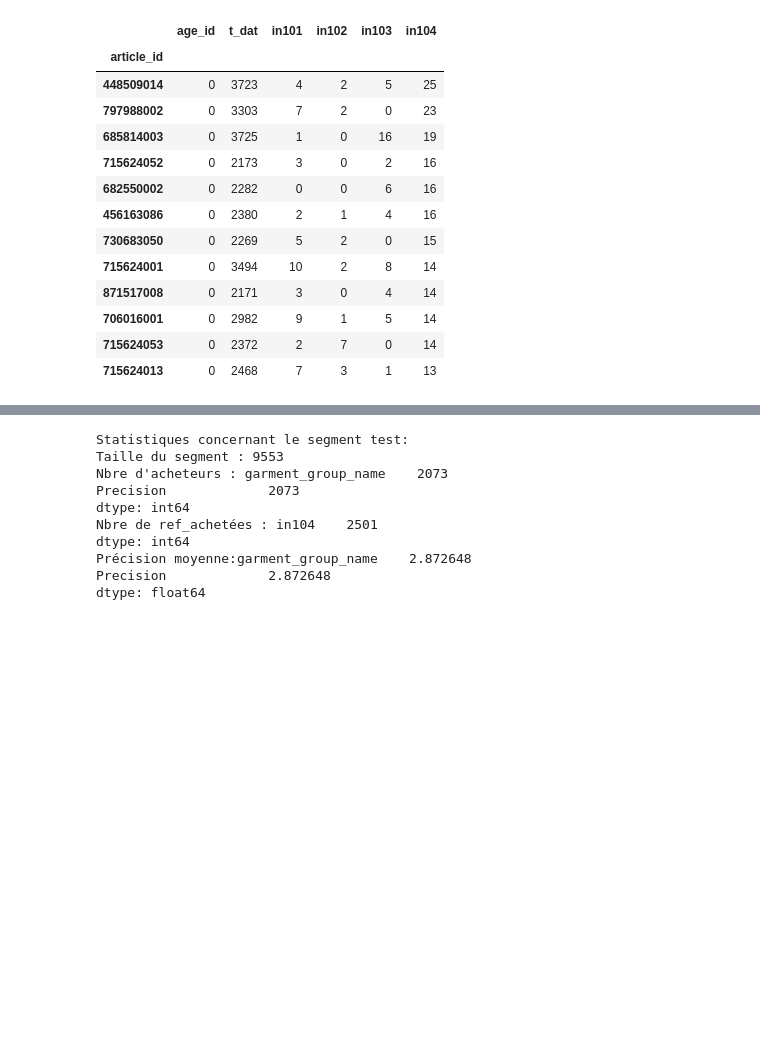
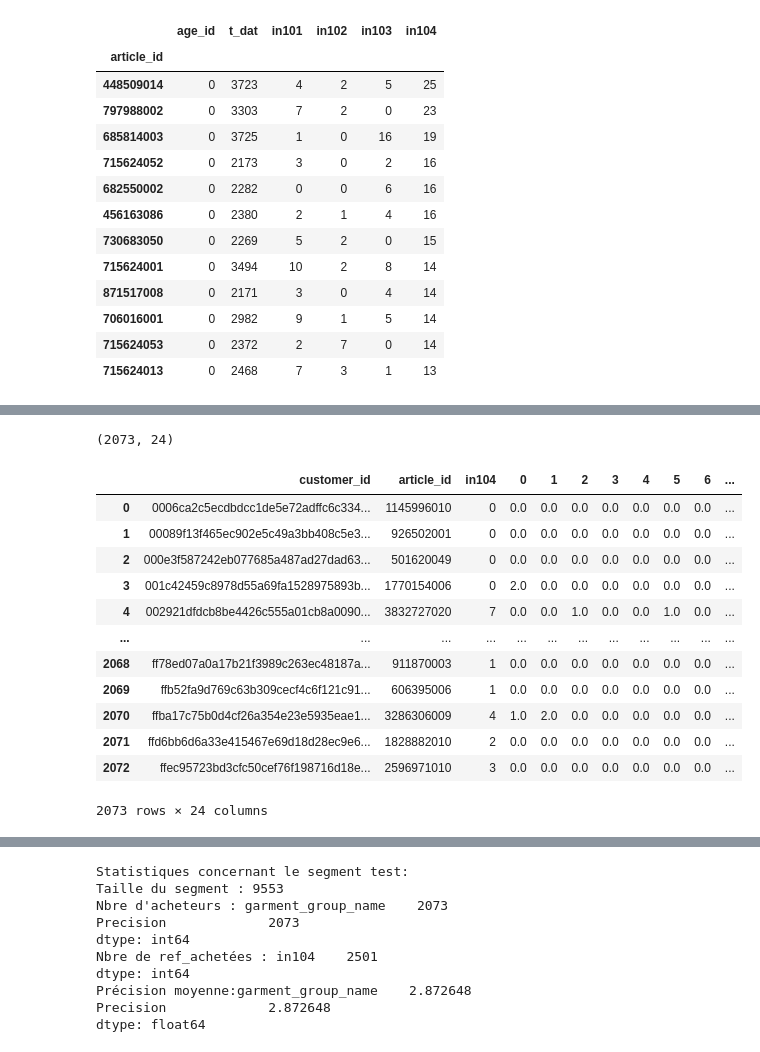
Before and after one commit to NaceurJed/celfernandes, a Jupyter notebook: notebooks/Baseline+_with_matrix_age_x_catprod.ipynb, the cells around one changed output, grey strips where cells are left out. Drawn from its saved outputs; the diff is of its cells as text; code cells hidden in the pictures; blank space fills up the shorter version.

```diff
--- a/notebooks/Baseline+_with_matrix_age_x_catprod.ipynb
+++ b/notebooks/Baseline+_with_matrix_age_x_catprod.ipynb
@@ -88,5 +91,4 @@ articles_hetm
 # %%
 from sklearn.preprocessing import OneHotEncoder
-
 ohe = OneHotEncoder(sparse=False) # Instanciate encoder
-art_hetm_encoded=ohe.fit_transform(articles_hetm[['garment_group_name']]) # Fit encoder
+garment_encoded=ohe.fit_transform(articles_hetm[['garment_group_name']])
@@ -102,4 +146,4 @@ ohe.categories_
 # %%
 art_hetm_encoded=pd.DataFrame(art_hetm_encoded)
 art_hetm_encoded
-#faire un rename des col
+articles_categories=pd.concat([articles_hetm,art_hetm_encoded], axis=1)
@@ -265,7 +275,7 @@ memory usage: 2.1 MB
 # %%
+#création de la matrice
+segment=S1
 week_dummy="in104"
 transact_history=article_history
-segment=test
-achats=segment[['customer_id']].merge(transact_history[['customer_id','article_id',week_dummy]]).merge(pd.get_dummies(articles_hetm.garment_group_name), on='article_id')
-
-tmp.head()
+segment
+achats=segment[['customer_id']].merge(transact_history[['customer_id','article_id',week_dummy]]).merge(articles_categories)
@@ -273,0 +305,22 @@ KeyError: 'article_id'
+# %%
+#matrice segment x client x catégorie
+achats_cat=achats.groupby('customer_id',as_index=False).sum()
+achats_cat.shape
+# %% [output]
+(2073, 24)
+# %%
+achats_cat
+# %% [output]
+|  | customer_id | article_id | in104 | 0 | 1 | 2 | 3 | 4 | 5 | 6 | ... |
+| 0 | 0006ca2c5ecdbdcc1de5e72adffc6c334... | 1145996010 | 0 | 0.0 | 0.0 | 0.0 | 0.0 | 0.0 | 0.0 | 0.0 | ... |
+| 1 | 00089f13f465ec902e5c49a3bb408c5e3... | 926502001 | 0 | 0.0 | 0.0 | 0.0 | 0.0 | 0.0 | 0.0 | 0.0 | ... |
+| 2 | 000e3f587242eb077685a487ad27dad63... | 501620049 | 0 | 0.0 | 0.0 | 0.0 | 0.0 | 0.0 | 0.0 | 0.0 | ... |
+| 3 | 001c42459c8978d55a69fa1528975893b... | 1770154006 | 0 | 2.0 | 0.0 | 0.0 | 0.0 | 0.0 | 0.0 | 0.0 | ... |
+| 4 | 002921dfdcb8be4426c555a01cb8a0090... | 3832727020 | 7 | 0.0 | 0.0 | 1.0 | 0.0 | 0.0 | 1.0 | 0.0 | ... |
+| ... | ... | ... | ... | ... | ... | ... | ... | ... | ... | ... | ... |
+| 2068 | ff78ed07a0a17b21f3989c263ec48187a... | 911870003 | 1 | 0.0 | 0.0 | 0.0 | 0.0 | 0.0 | 0.0 | 0.0 | ... |
+| 2069 | ffb52fa9d769c63b309cecf4c6f121c91... | 606395006 | 1 | 0.0 | 0.0 | 0.0 | 0.0 | 0.0 | 0.0 | 0.0 | ... |
+| 2070 | ffba17c75b0d4cf26a354e23e5935eae1... | 3286306009 | 4 | 1.0 | 2.0 | 0.0 | 0.0 | 0.0 | 0.0 | 0.0 | ... |
+| 2071 | ffd6bb6d6a33e415467e69d18d28ec9e6... | 1828882010 | 2 | 0.0 | 0.0 | 0.0 | 0.0 | 0.0 | 0.0 | 0.0 | ... |
+| 2072 | ffec95723bd3cfc50cef76f198716d18e... | 2596971010 | 3 | 0.0 | 0.0 | 0.0 | 0.0 | 0.0 | 0.0 | 0.0 | ... |
+2073 rows × 24 columns
```
Also changed, not shown: parts of 19 cells of this notebook.
